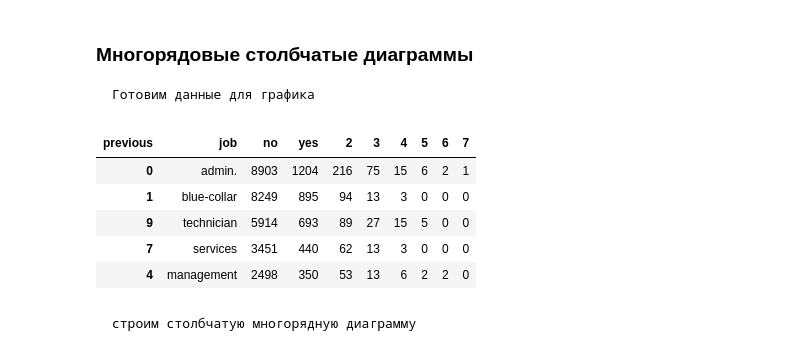
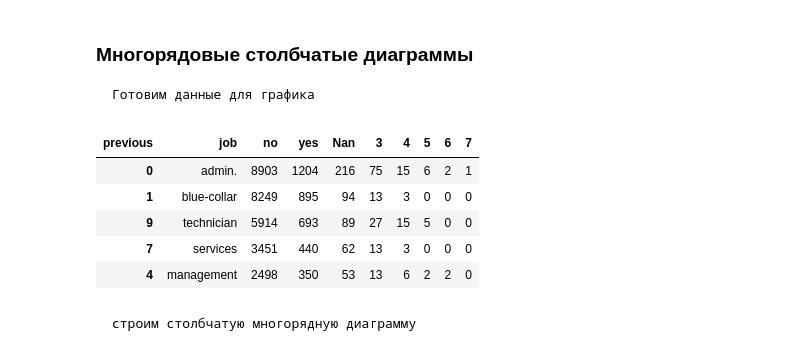
Before and after one commit to SergeyPochikaev/Python_Analyst, a Jupyter notebook: Lectures/Lesson4/Data_Visualization.ipynb, the cells around one changed output. Drawn from its saved outputs; the diff is of its cells as text; code cells hidden in the pictures.

```diff
--- a/Lectures/Lesson4/Data_Visualization.ipynb
+++ b/Lectures/Lesson4/Data_Visualization.ipynb
@@ -176,10 +176,10 @@ plt.xticks(rotation=30);
     Готовим данные для графика
 # %%
 data = pd.crosstab(df['job'], df['previous']).reset_index().sort_values(by=0, ascending=False)
-data.rename(columns={0: 'no', 1: 'yes'}, inplace=True)
+data.rename(columns={0: 'no', 1: 'yes', 2: 'Nan'}, inplace=True)
 data.head()
 # %% [output]
-| previous | job | no | yes | 2 | 3 | 4 | 5 | 6 | 7 |
+| previous | job | no | yes | Nan | 3 | 4 | 5 | 6 | 7 |
 | 0 | admin. | 8903 | 1204 | 216 | 75 | 15 | 6 | 2 | 1 |
 | 1 | blue-collar | 8249 | 895 | 94 | 13 | 3 | 0 | 0 | 0 |
 | 9 | technician | 5914 | 693 | 89 | 27 | 15 | 5 | 0 | 0 |
```
Also changed, not shown: parts of 9 cells of this notebook, 4 other files.
